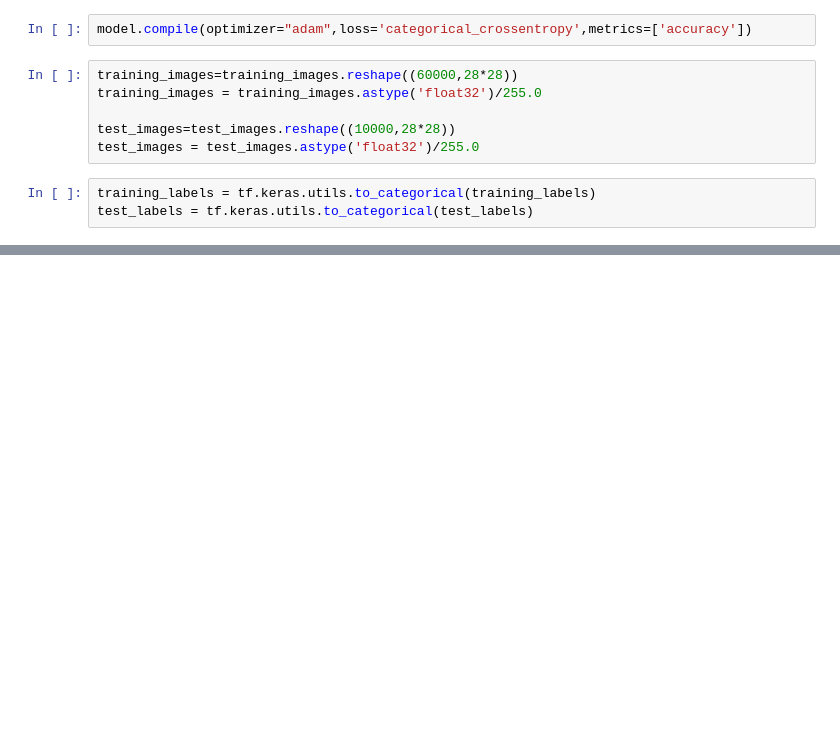
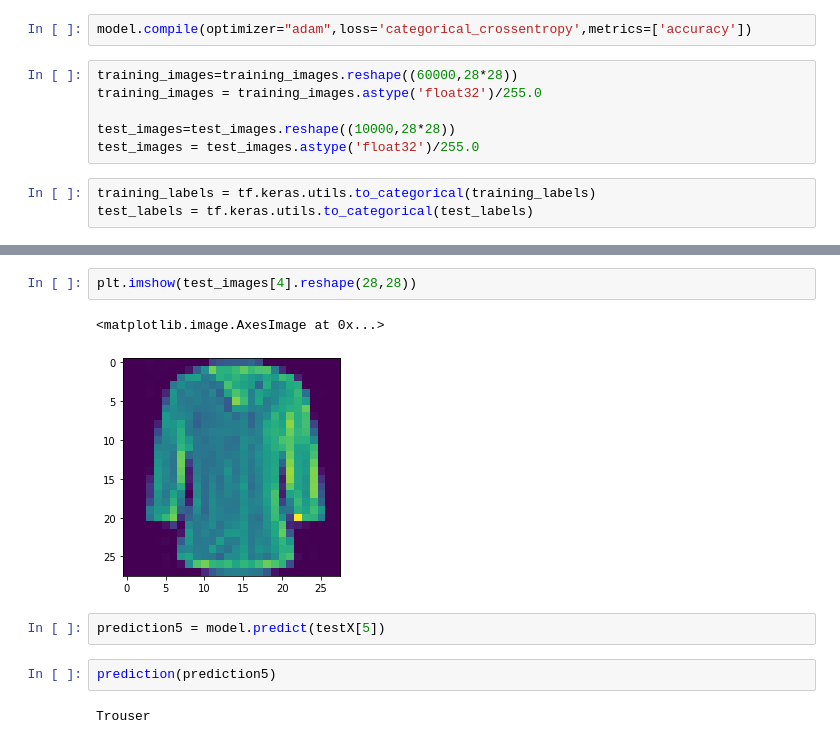
Before and after one commit to Sameer-Ahmed7/Deep_learning_Practice, a Jupyter notebook: Fashion_Mnist.ipynb, the cells around one changed output, grey strips where cells are left out. Cells and saved outputs as stored; diff of their text form; blank space fills up the shorter version.

```diff
--- a/Fashion_Mnist.ipynb
+++ b/Fashion_Mnist.ipynb
@@ -86,0 +199,11 @@ test ACC 0.8936
+# %%
+plt.imshow(test_images[4].reshape(28,28))
+# %% [output]
+<matplotlib.image.AxesImage at 0x...>
+[figure, added]
+# %%
+prediction5 = model.predict(testX[5])
+# %%
+prediction(prediction5)
+# %% [output]
+Trouser
```
Also changed, not shown: parts of 26 cells of this notebook.
